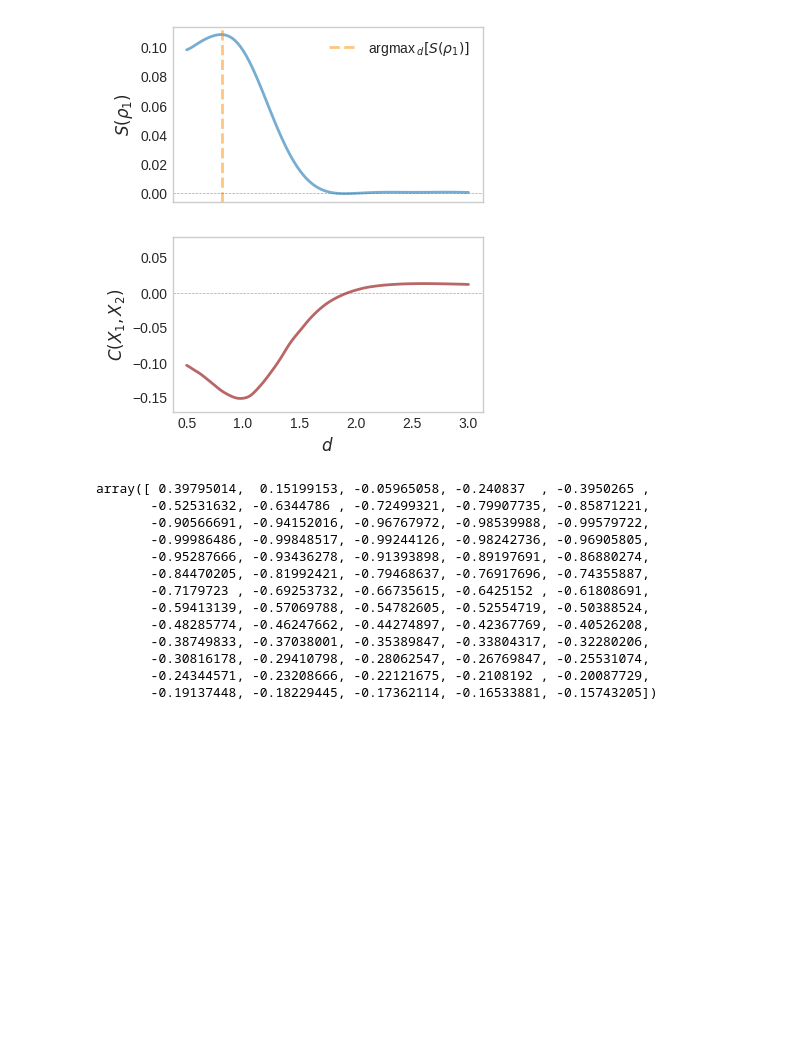
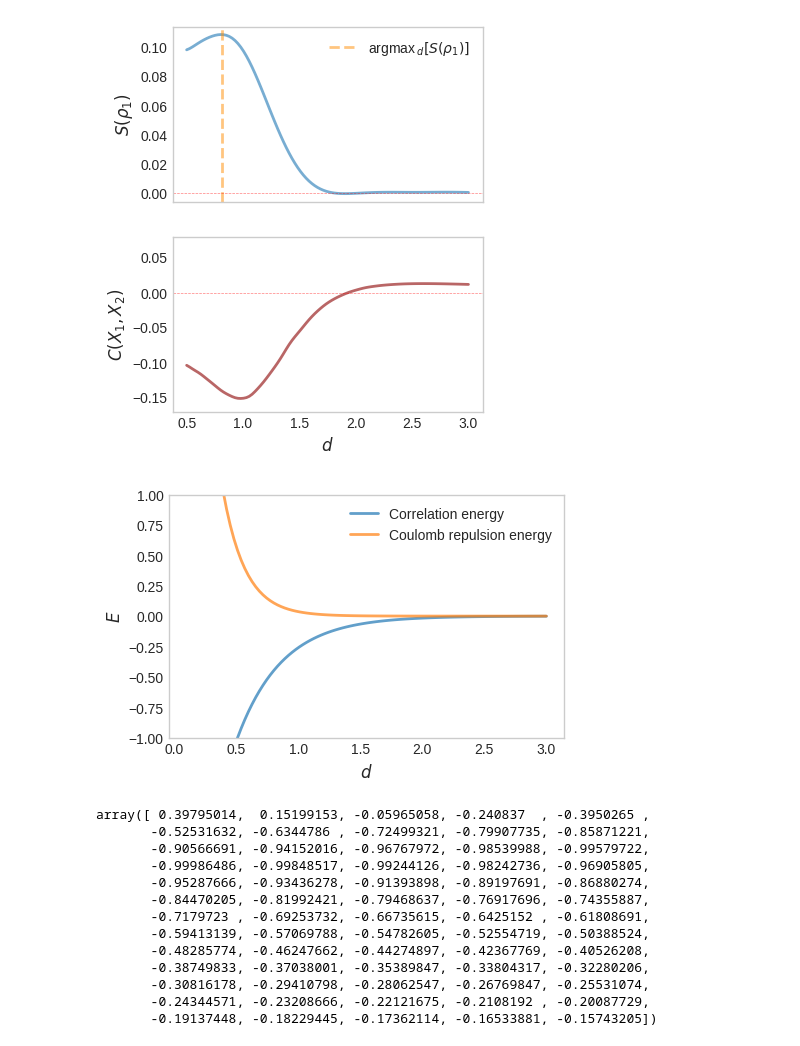
Before and after one commit to MatthieuSarkis/Long-range-intermolecular-interactions-on-a-continuous-variable-quantum-computer, a Jupyter notebook: plot_alternate.ipynb, the cells around one changed output. Saved outputs shown, nothing was run; the diff lists cells and outputs as text; code cells hidden in the pictures; blank space fills up the shorter version.

```diff
--- a/plot_alternate.ipynb
+++ b/plot_alternate.ipynb
@@ -174,6 +174,12 @@ def interpolation_morse(r, angle_idx):
     elif angle_idx == 19:
         expr = -59.1291656257202*(exp(-6.735608158749974*(1.248561482832166 + r)) - 2/exp(3.367804079374987*(1.248561482832166 + r)))
     return expr
+
+def repulsion_vs_correlation(r):
+    '''this is for angle_idx=7'''
+    correlation = -0.46331721539795195*(2/exp(2.7534552871776152*(-0.5384565406606292 + r)))
+    repulsion = 0.46331721539795195*(exp(-5.5069105743552305*(-0.5384565406606292 + r)))
+    return correlation, repulsion
 # %%
 from src.utils import quadratures_density
 import copy
@@ -576,6 +582,48 @@ plot_entropy(
 )
 # %% [output]
 [figure]
+# %%
+def plot_repulsion_vs_correlation(
+    ymin: Optional[float]=None,
+    ymax: Optional[float]=None
+) -> None:
+
+    fig, axes = plt.subplots(nrows=1, ncols=1)
+
+    line0, = axes.plot(
+        np.linspace(0.1, 3., 100),
+        [repulsion_vs_correlation(r)[0] for r in np.linspace(0.1, 3., 100)],
+        #c='darkorange',
+        alpha=0.7,
+        label='Correlation energy',
+        zorder=1
+    )
+
+    line1, = axes.plot(
+        np.linspace(0.1, 3., 100),
+        [repulsion_vs_correlation(r)[1] for r in np.linspace(0.1, 3., 100)],
+        #c='darkorange',
+        alpha=0.7,
+        label='Coulomb repulsion energy',
+        zorder=1
+    )
+
+    axes.set_xlabel(r'$d$')
+    axes.set_ylabel(r'$E$')
+    if ymin is not None and ymax is not None:
+        axes.set_ylim(ymin, ymax)
+    axes.grid(False)
+    #axes.set_title(r'Binding energy for a pair of QDOs at the optimal angle $\theta=0.57$ rad')
+    axes.legend(handles=[line0, line1])
+    #plt.show()
+    plt.savefig(os.path.join(plots_path, 'repulsion_vs_correlation.pdf'), dpi=300, transparent=False, bbox_inches='tight')
+
+plot_repulsion_vs_correlation(
+    ymin=-1,
+    ymax=1,
+)
+# %% [output]
+[figure, added]
 # %%
 d = np.array(distances[startingDistance[5-1]::3])
 be = np.real(binding_energies[5, startingDistance[5-1]::3])
```
Also changed, not shown: parts of 1 cell of this notebook, 6 other files.
